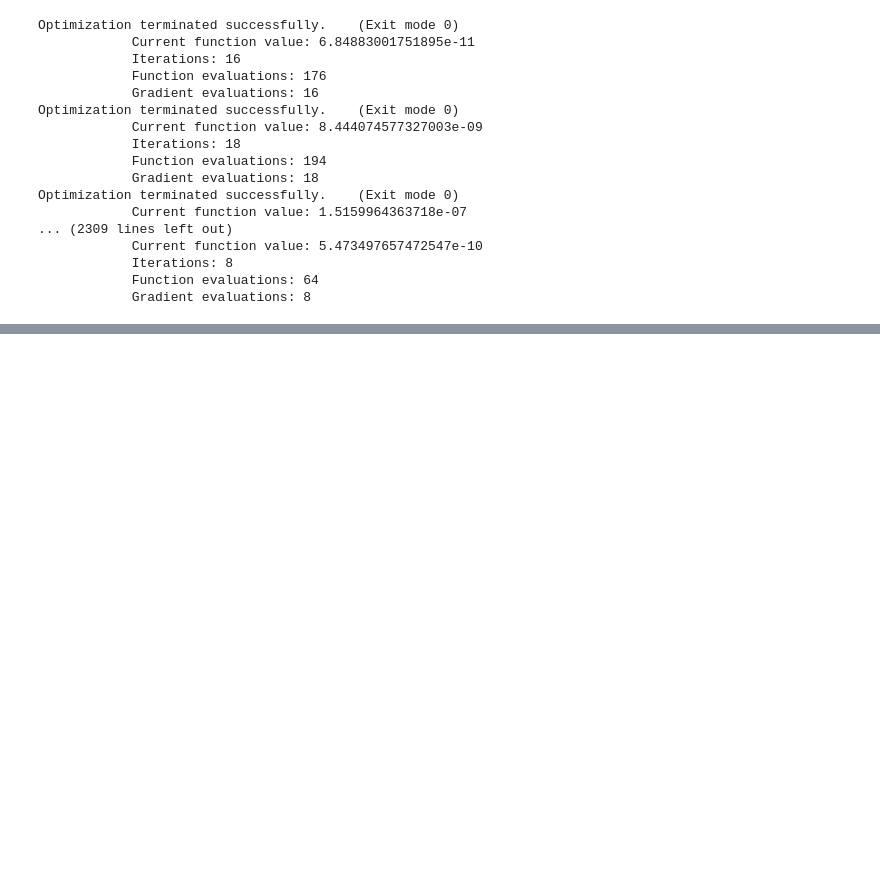
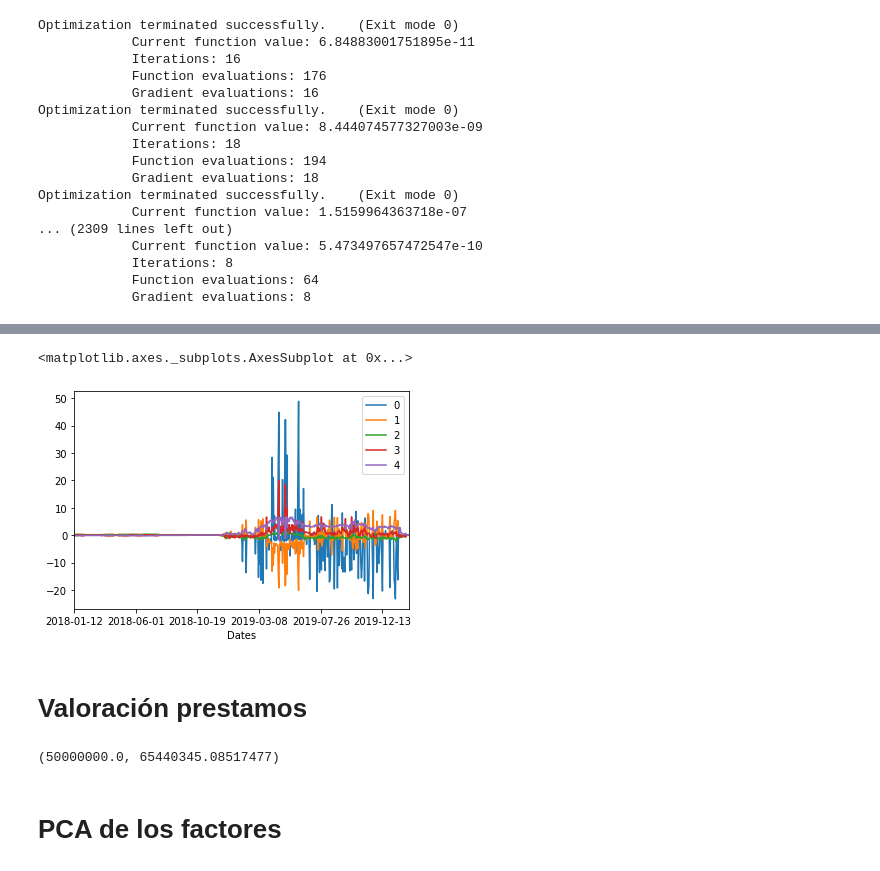
Before and after one commit to jdsuarez10/Calibraci-n-cruva-forward, a Jupyter notebook: Taller de derivados.ipynb, the cells around one changed output, grey strips where cells are left out. Saved outputs shown, nothing was run; the diff lists cells and outputs as text; code cells hidden in the pictures; blank space fills up the shorter version.

```diff
--- a/Taller de derivados.ipynb
+++ b/Taller de derivados.ipynb
@@ -360,0 +367,9 @@ tasas_forward_finales.to_csv("tasas_finales.csv")
+# %%
+tasas_forward_finales=pd.read_csv("tasas_finales.csv", index_col="Dates")
+# %%
+tasas_forward_finales.plot()
+# %% [output]
+<matplotlib.axes._subplots.AxesSubplot at 0x...>
+[figure, added]
+# %% [markdown]
+# Valoración prestamos
@@ -360,0 +408,8 @@ tasas_forward_finales.to_csv("tasas_finales.csv")
+# %%
+tasa_valoracion_bono=result.x
+cupon=cupon(7,tasa_valoracion_bono)
+credito(cupon,7,tasa_valoracion_bono,50000000)
+# %% [output]
+(50000000.0, 65440345.08517477)
+# %% [markdown]
+# PCA de los factores
```
Also changed, not shown: parts of 26 cells of this notebook.
